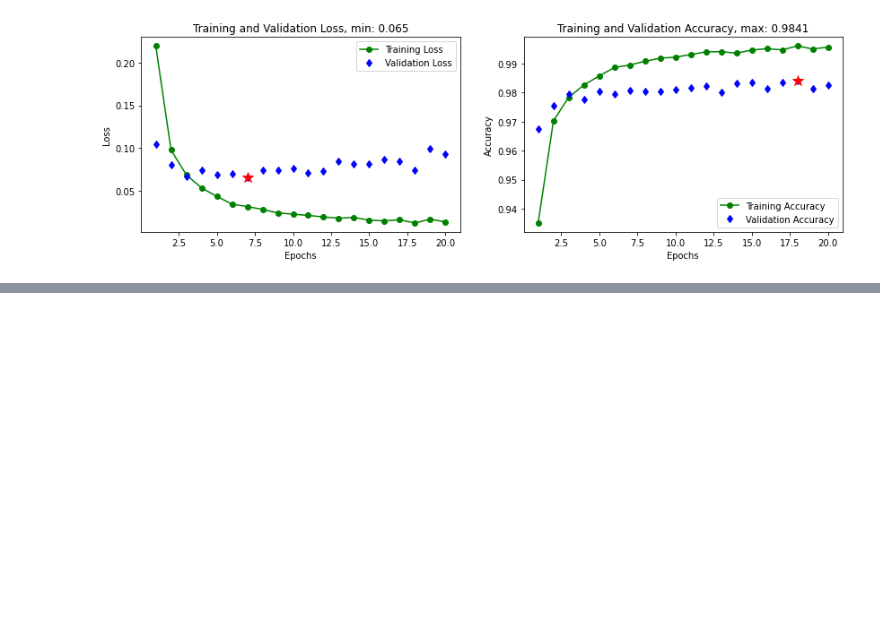
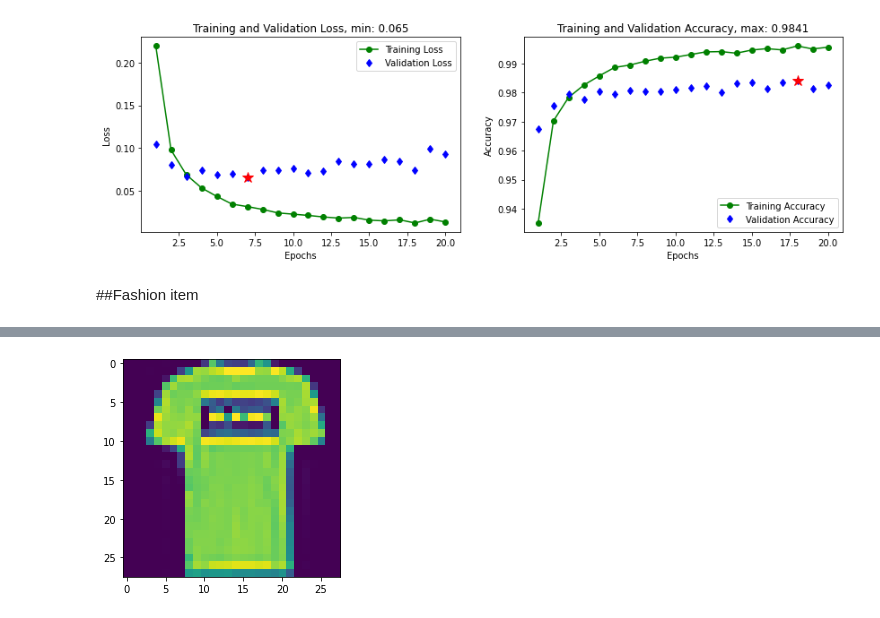
Before and after one commit to rlatndnd9804/pdm03, a Jupyter notebook: notebook/chap08_DNN_Keras.ipynb, the cells around one changed output, grey strips where cells are left out. Drawn from its saved outputs; the diff is of its cells as text; code cells hidden in the pictures; blank space fills up the shorter version.

```diff
--- a/notebook/chap08_DNN_Keras.ipynb
+++ b/notebook/chap08_DNN_Keras.ipynb
@@ -585,3 +585,44 @@ Epoch 20/20
 1875/1875 [==============================] - 13s 7ms/step - loss: 0.0131 - accuracy: 0.9957 - val_loss: 0.0932 - val_accuracy: 0.9825
 313/313 [==============================] - 1s 3ms/step - loss: 0.0932 - accuracy: 0.9825
 [figure]
+# %% [markdown]
+##Fashion item
+# %%
+# import tensorflow as tf
+# from tensorflow import keras
+# import numpy as np
+import matplotlib.pyplot as plt
+from tensorflow.keras import datasets, layers, models
+
+fashion_mnist = datasets.fashion_mnist
+(train_images, train_labels), (test_images, test_labels) = fashion_mnist.load_data()
+
+print(train_images.shape,train_labels.shape)
+print(train_labels[:10])
+
+plt.imshow(train_images[1])
+
+train_images = train_images / 255.0
+test_images = test_images / 255.0
+
+# model
+model = models.Sequential()
+model.add(layers.Flatten(input_shape=(28, 28)))   #flatten 1차원 벡터로 바꿔줌(784,)
+model.add(layers.Dense(128, activation='relu'))
+model.add(layers.Dense(10, activation='softmax')) #softmax 확률을 다합하면 1이되게
+
+# model 학습시키는 방법
+model.compile(optimizer='adam',
+              loss='sparse_categorical_crossentropy', #원 핫 인코딩을 하면 spqrs_categorical 안하면 categorical
+              metrics=['accuracy'])
+
+history = model.fit(train_images, train_labels,
+          epochs=25,#25번 학습시킨다.
+          validation_data=(test_images, test_labels),
+          verbose=1)
+
+test_loss, test_acc = model.evaluate(test_images, test_labels)
+print('정확도:', test_acc)
+
+#############################################
+# %% [output]
@@ -587,0 +646 @@ Epoch 20/20
+[figure, added]
```
Also changed, not shown: parts of 5 cells of this notebook.
